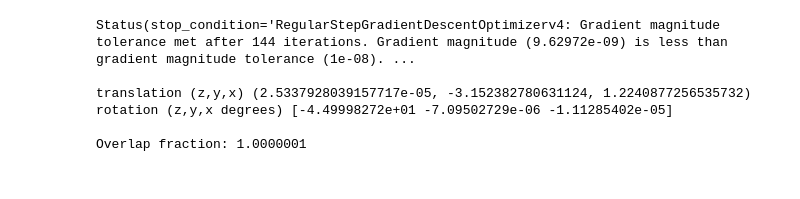
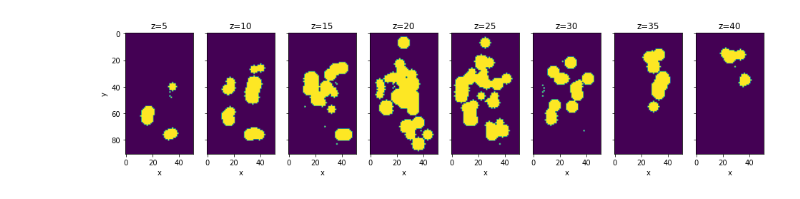
Before and after one commit to chrisroat/cavity-search, a Jupyter notebook: cavity_search.ipynb, the cells around one changed output. Drawn from its saved outputs; the diff is of its cells as text; code cells hidden in the pictures.

Commit message:
Viz of retinal

```diff
--- a/cavity_search.ipynb
+++ b/cavity_search.ipynb
@@ -11,6 +12,21 @@ from scipy import ndimage
 from scipy.spatial.transform import Rotation
 # %%
 Status = namedtuple("Status", ["stop_condition", "num_iterations", "metric_value"])
+
+def parse_pdb(path, record_name):
+    """Reads pdb file atoms into arrays of centroids and radii."""
+    element_to_radius = {'C': 5, 'O': 5}
+
+    df = PandasPdb().read_pdb(path).df[record_name]
+
+    max_radius = max(element_to_radius.values())
+    centers = df[['z_coord', 'y_coord', 'x_coord']].values
+    centers += 2 + max_radius - centers.min(axis=0)
+
+    radii = df['element_symbol'].map(element_to_radius).values
+
+    return centers, radii
+
 
 def register_3d_masks(fixed_mask, moving_mask):
     """Rigid 3d registration based on Euclidean Distance Transform of input masks."""
@@ -133,13 +173,17 @@ overlap_frac = atoms_xform[cavity].sum() / atoms_xform.sum()
-# %%
-print(status)
-print()
-print_transform(transform)
-print()
-print('Overlap fraction:', overlap_frac)
-# %% [output]
-Status(stop_condition='RegularStepGradientDescentOptimizerv4: Gradient magnitude tolerance met after 144 iterations. Gradient magnitude (9.62972e-09) is less than gradient magnitude tolerance (1e-08). ...
-
-translation (z,y,x) (2.5337928039157717e-05, -3.152382780631124, 1.2240877256535732)
-rotation (z,y,x degrees) [-4.49998272e+01 -7.09502729e-06 -1.11285402e-05]
-
-Overlap fraction: 1.0000001
+# %%
+# Plot slices of the retinal molecule
+retinal_centers, retinal_radii = parse_pdb("3ug9.pdb", "HETATM")
+shape = max_extent(retinal_centers, retinal_radii)
+retinal = spheres(retinal_centers, retinal_radii, shape)
+
+_, axes = plt.subplots(ncols=8, figsize=(16,4), sharey=True)
+for idx, ax in enumerate(axes):
+    if idx == 0:
+        ax.set_ylabel("y")
+    z = 5 * (idx + 1)
+    ax.imshow(retinal[z])
+    ax.set_title(f"z={z}")
+    ax.set_xlabel("x")
+plt.show()
+# %% [output]
+[figure, added]
```
Also changed, not shown: parts of 4 cells of this notebook, 3 other files.
